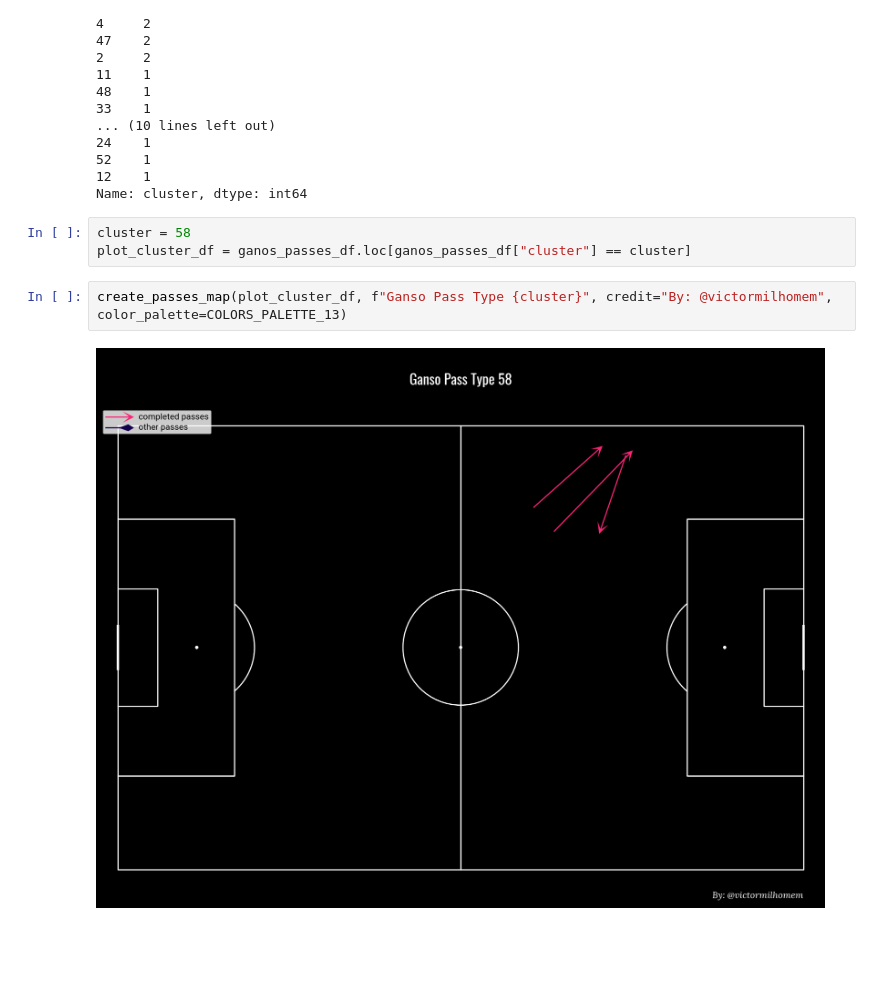
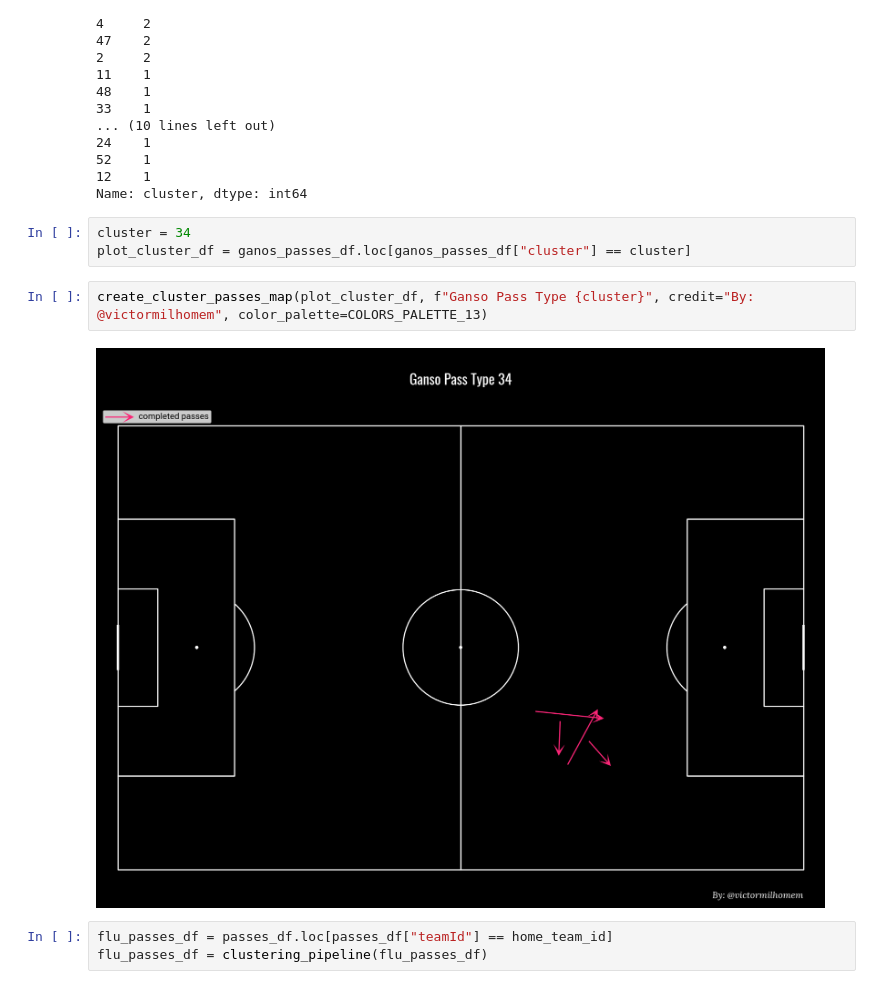
Before and after one commit to VictorMilhomem/FootballAnalysisTools, a Jupyter notebook: src/passes_clustering.ipynb, the cells around one changed output. Cells and saved outputs as stored; diff of their text form; blank space fills up the shorter version.

Commit message:
Cluster Passes Map

```diff
--- a/src/passes_clustering.ipynb
+++ b/src/passes_clustering.ipynb
@@ -170,9 +170,12 @@ ganos_passes_df["cluster"].value_counts()
 12    1
 Name: cluster, dtype: int64
 # %%
-cluster = 58
+cluster = 34
 plot_cluster_df = ganos_passes_df.loc[ganos_passes_df["cluster"] == cluster]
 # %%
-create_passes_map(plot_cluster_df, f"Ganso Pass Type {cluster}", credit="By: @victormilhomem", color_palette=COLORS_PALETTE_13)
+create_cluster_passes_map(plot_cluster_df, f"Ganso Pass Type {cluster}", credit="By: @victormilhomem", color_palette=COLORS_PALETTE_13)
 # %% [output]
-[figure, old version]
+[figure, new version]
+# %%
+flu_passes_df = passes_df.loc[passes_df["teamId"] == home_team_id]
+flu_passes_df = clustering_pipeline(flu_passes_df)
```
Also changed, not shown: parts of 2 cells of this notebook, 1 other file.
